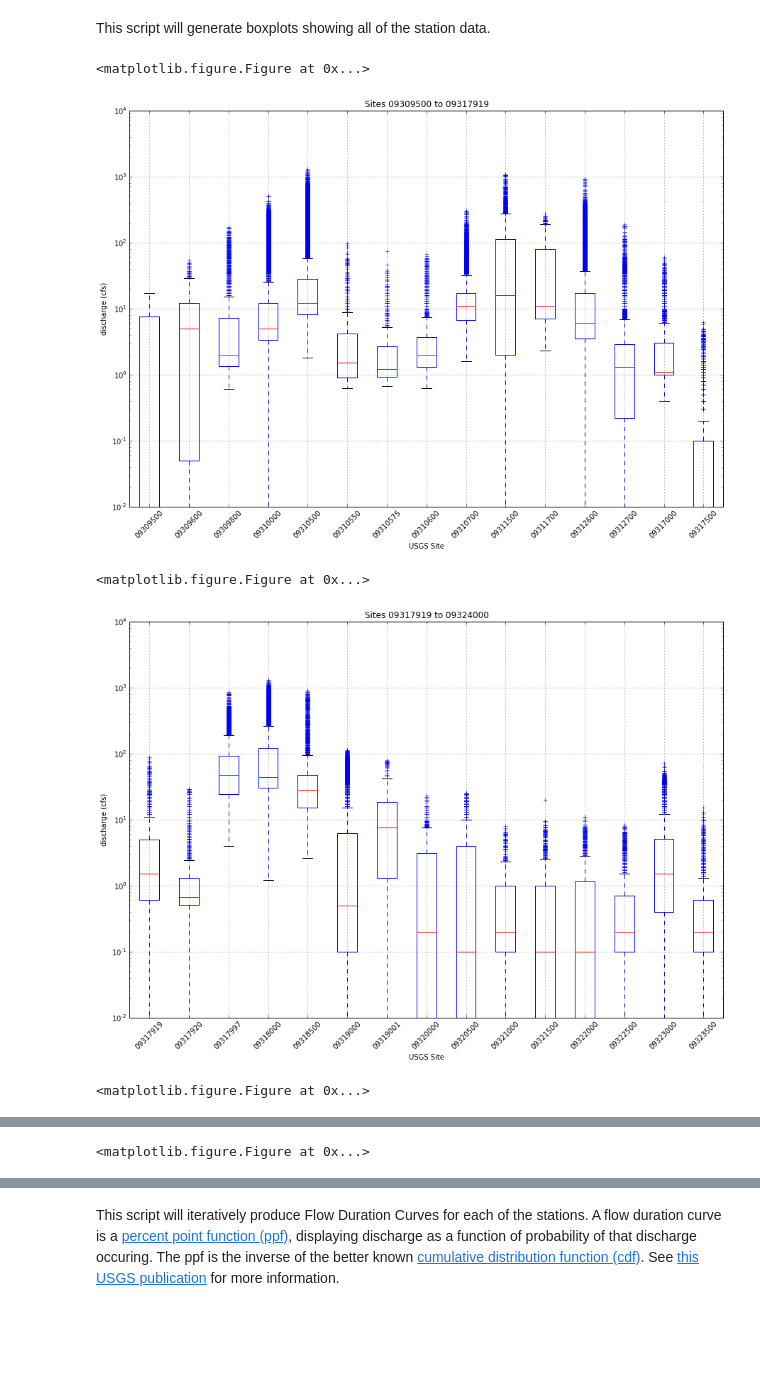
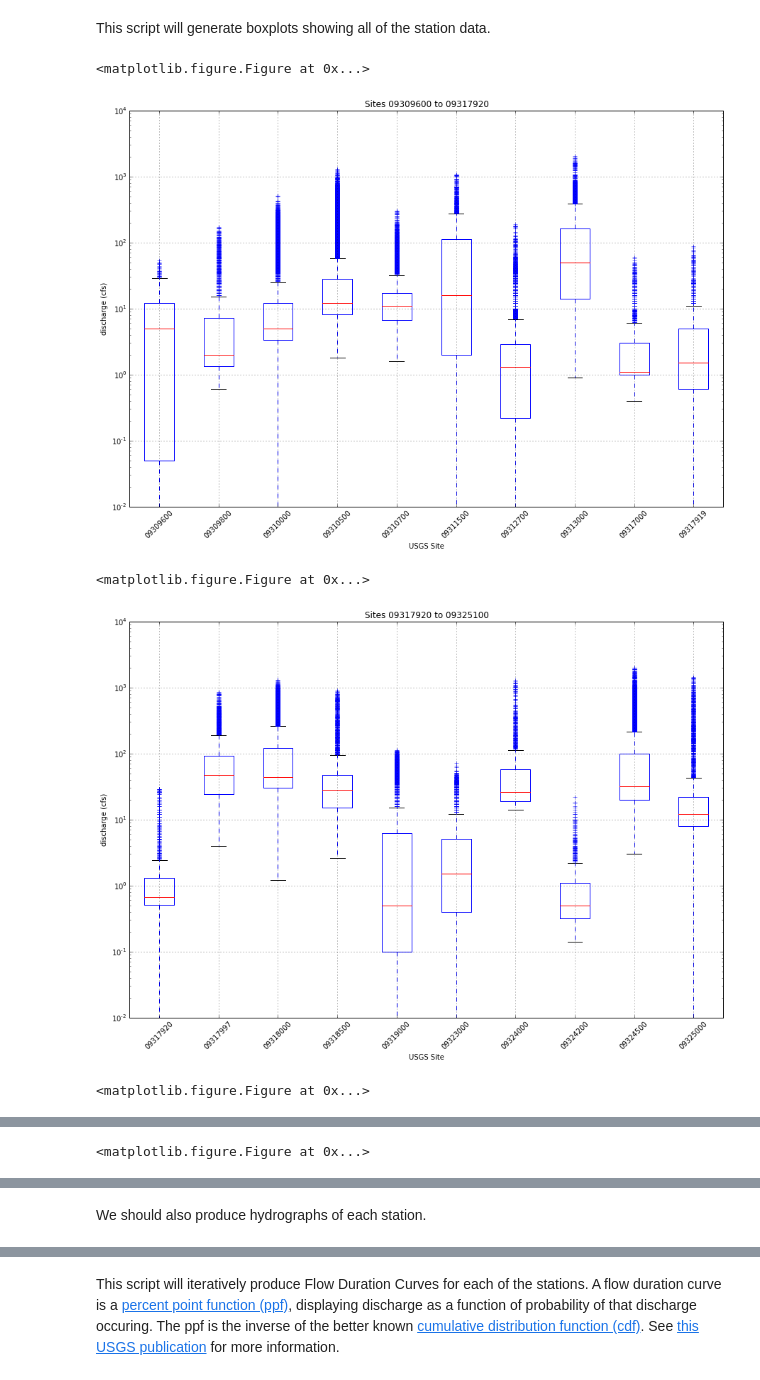
Before and after one commit to inkenbrandt/IPython, a Jupyter notebook: USGS_Surface_Flow.ipynb, the cells around one changed output, grey strips where cells are left out. Saved outputs shown, nothing was run; the diff lists cells and outputs as text; code cells hidden in the pictures; blank space fills up the shorter version.

```diff
--- a/USGS_Surface_Flow.ipynb
+++ b/USGS_Surface_Flow.ipynb
@@ -254,12 +254,13 @@ def fdcmatch(df, site, begyear=1900, endyear=2015, normalizer=1, fun=1):
 # %% [markdown]
 The list `sites` designates the USGS surface sites you are interested in analyzing.
 # %%
-sites = ['09309500','09309600','09309800','09310000','09310500','09310550','09310575','09310600',
- '09310700','09311500','09311700','09312600','09312700','09317000','09317500','09317919',
- '09317920','09317997','09318000','09318500','09319000','09319001','09320000','09320500',
- '09321000','09321500','09322000','09322500','09323000','09323500','09324000','09324200',
- '09324500','09325000','09325100','09325500','09326000','09326500','09327500','09327550',
- '09330500','09331850','09331900','09331950','09332100','10148400','10148500','10205030',
- '10206000','10206001','10208000','10208500','10210000','10210500','10211000','10215700',
- '10215900','10216210','10216400','10217000']
+sites = ['09309600','09309800',
+         '09310000','09310500','09310700','09311500','09312700','09313000',
+         '09317000','09317919','09317920','09317997','09318000','09318500','09319000',
+         '09323000','09324000','09324200','09324500','09325000','09325100','09326500','09327500','09327550',
+         '09330500','09331900','09331950','09332100',
+         '10148500',
+         '10205030','10206000','10206001','10208500',
+         '10210000','10211000','10215700','10215900','10216210','10216400','10217000']
 sitelab = ['Q'+site for site in sites]
+print(len(sites))
@@ -395,15 +399,20 @@ with PdfPages(rootname + 'station_boxplots.pdf') as pdfs:
     ymin = 0.01
     for i in range(len(sites)):
         # make a dataframe containing summary statistics and store it in the j dictionary
-        j[sites[i]] = USGS_Site_Data.groupby('mon')[sites[i]].agg([np.min, np.mean, np.median, np.max, np.std, np.size]).reset_index()
+        j[sites[i]] = USGS_Site_Data.groupby('mon')[sites[i]].agg({'min':np.min, 'mean':np.mean,
+                                                                   'median':np.median, 'max':np.max, 'std':np.std,
+                                                                   'cnt':(lambda x: np.count_nonzero(~np.isnan(x)))}).reset_index()
         # make a list of the custom lables you will use for your boxplot; this one will show the number of samples used to make the plot
-        labs = [months[(str(j[sites[i]]['mon'][b]))] + " (n=" + str(int(j[sites[i]]['size'][b])) + ")" for b in range(len(j[sites[i]]))]
+        labs = [months[(str(j[sites[i]]['mon'][b]))] + " (n=" + str(int(j[sites[i]]['cnt'][b])) + ")" for b in range(len(j[sites[i]]))]
         # designate the location of each custom label
         tickloc = [b+1 for b in range(len(j[sites[i]]['mon']))]
 
         plt.figure()
         USGS_Site_Data.boxplot(column=sites[i],by='mon', rot=70)
-        plt.title(USGS_Site_Info.ix[sites[i],'name'].title() + ' (' + sites[i] + ')')
+        strtdt = str(USGS_Site_Info.ix[sites[i],'start_date'])[0:10]
+        findt = str(USGS_Site_Info.ix[sites[i],'fin_date'])[0:10]
+        siteName = USGS_Site_Info.ix[sites[i],'name'].title()
+        plt.title( siteName + ' (' + sites[i] + ')  ' + strtdt + ' to ' + findt )
         plt.suptitle('')
         plt.yscale('log')
         plt.ylabel('Discharge (cfs)')
@@ -475,7 +482,7 @@ with PdfPages(rootname + 'sum_boxplots.pdf') as pdf:
     while j < len(sites):
         ymax = 10000
         ymin = 0.01
-        n=15
+        n=10
         # if statement allows for uneven number of sites on last page
         if j+n >= len(sites):
             plt.figure()
@@ -486,34 +493,34 @@ with PdfPages(rootname + 'sum_boxplots.pdf') as pdf:
             plt.xticks(rotation=45)
             plt.ylabel('discharge (cfs)')
             plt.ylim((ymin,ymax))
             pdf.savefig()
             plt.show()
             plt.close()
             j = j+n
         else:
             plt.figure()
             USGS_Site_Data[sites[j:j+n]].plot(kind='box')
             plt.title('Sites '+sites[j]+' to '+sites[j+n] )
             plt.yscale('log')
             plt.xlabel('USGS Site')
             plt.xticks(rotation=45)
             plt.ylabel('discharge (cfs)')
             plt.ylim((ymin,ymax))
             pdf.savefig()
             plt.show()
             plt.close()
             j = j+n
         # Save metadata of the pdf so you can find it later
         d = pdf.infodict()
         d['Title'] = 'Summary USGS Boxplots UMSS'
         d['Author'] = u'Paul C. Inkenbrandt\xe4nen'
         d['Subject'] = 'Boxplots of several USGS Surface Stations'
         d['Keywords'] = 'USGS Surface NWIS Boxplot'
         d['CreationDate'] = datetime.today()
         d['ModDate'] = datetime.today()
 # %% [output]
 <matplotlib.figure.Figure at 0x...>
-[figure, old version]
+[figure, new version]
 <matplotlib.figure.Figure at 0x...>
-[figure, old version]
+[figure, new version]
 <matplotlib.figure.Figure at 0x...>
@@ -522,0 +530,2 @@ with PdfPages(rootname + 'sum_boxplots.pdf') as pdf:
+# %% [markdown]
+We should also produce hydrographs of each station.
```
Also changed, not shown: parts of 16 cells of this notebook.
